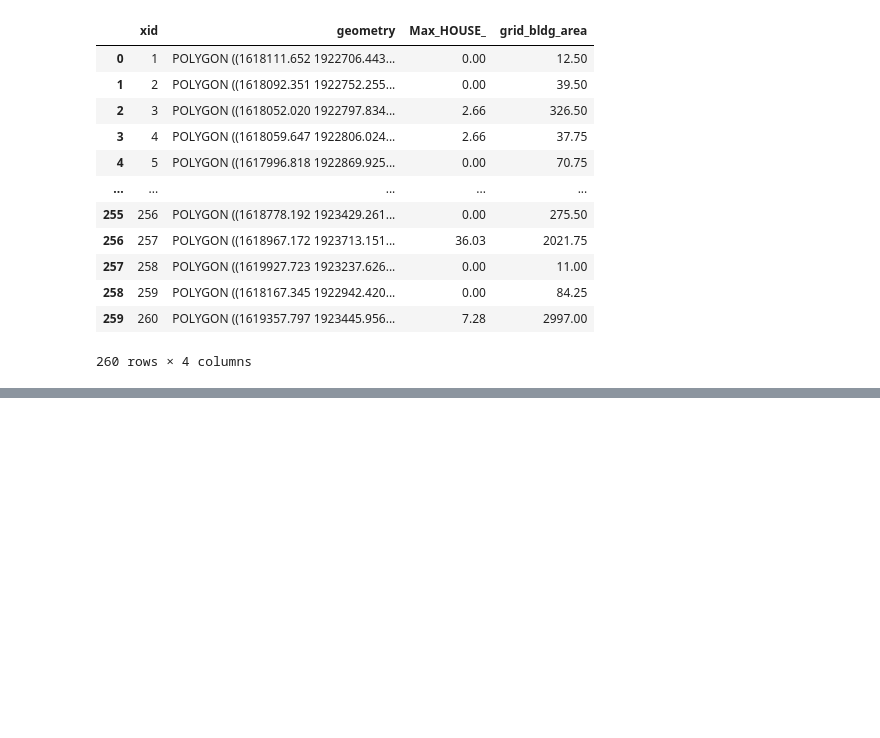
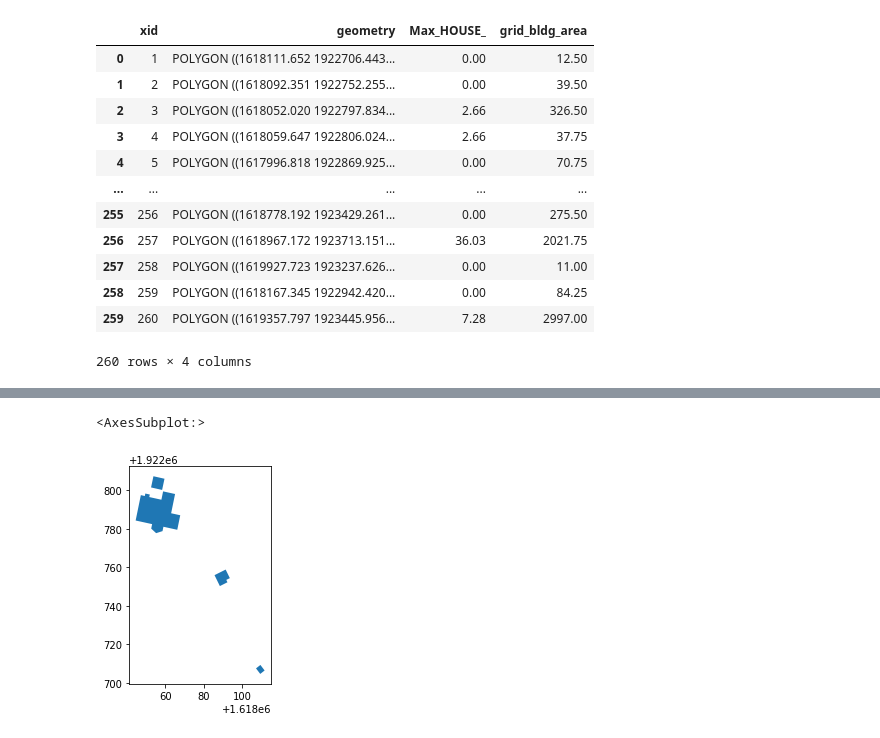
Before and after one commit to IMMM-SFA/naturf, a Jupyter notebook: notebooks/naturf_quickstarter.ipynb, the cells around one changed output, grey strips where cells are left out. Saved outputs shown, nothing was run; the diff lists cells and outputs as text; code cells hidden in the pictures; blank space fills up the shorter version.

```diff
--- a/notebooks/naturf_quickstarter.ipynb
+++ b/notebooks/naturf_quickstarter.ipynb
@@ -518,0 +814,24 @@ areas = gdf.set_index("xid")["grid_bldg_area"].to_dict()
+# %%
+def count_points_in_polygon(x):
+    """Count the number of points in a polygon."""
+
+    return len(x.coords)
+
+def get_coords(x):
+    return x.coords
+
+def angle_between_two_points(x1, y1, x2, y2):
+    """Finds the angle between two points."""
+
+    DEGREES_IN_CIRCLE = 360
+
+    dx = x2 - x1 # The distance between the x coordinates
+    dy = y2 - y1 # The distance between the y coordinates
+
+    angle_in_radians = np.arctan2(dy, dx) # The angle facing the y coordinate (theta-y) in radians
+    angle_in_degrees = np.degrees(angle_in_radians) # Theta-y in degrees
+
+    if angle_in_degrees < 0:
+        angle_in_degrees += DEGREES_IN_CIRCLE
+
+    return angle_in_degrees
@@ -518,0 +1078,3 @@ areas = gdf.set_index("xid")["grid_bldg_area"].to_dict()
+# %%
+# get a count of the number of points in each polygon
+gdf['n_points'] = gdf.geometry.exterior.apply(count_points_in_polygon)
@@ -518,0 +1092,5 @@ areas = gdf.set_index("xid")["grid_bldg_area"].to_dict()
+# %%
+gdf.iloc[0:4].geometry.plot()
+# %% [output]
+<AxesSubplot:>
+[figure, added]
```
Also changed, not shown: parts of 91 cells of this notebook, 2 other files.
